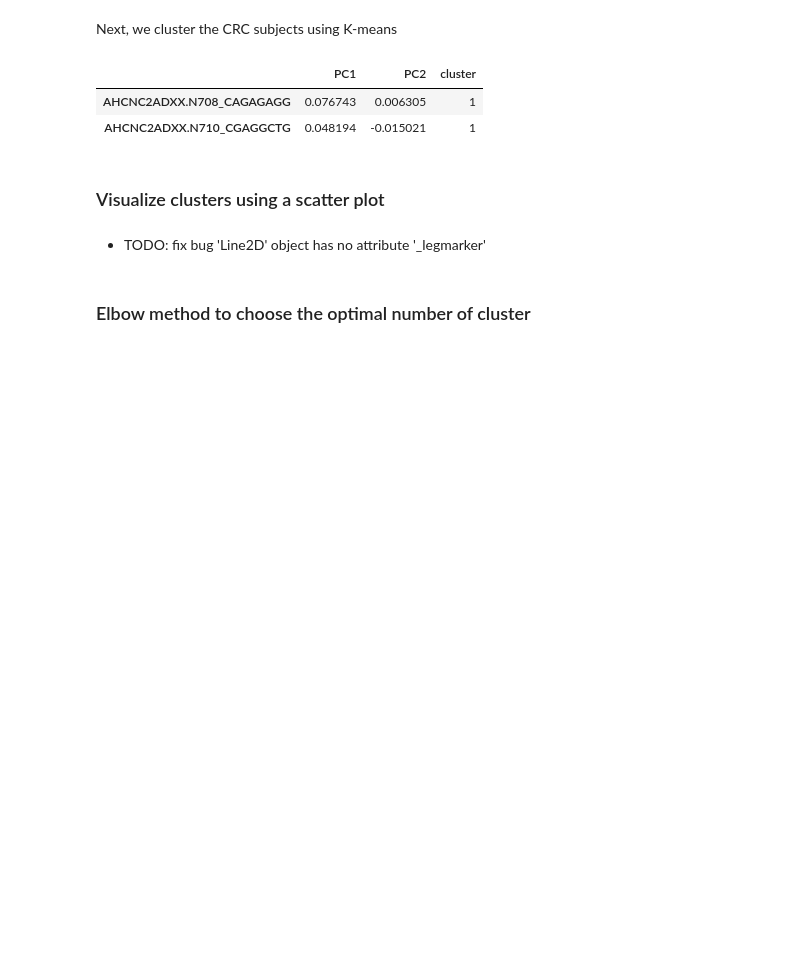
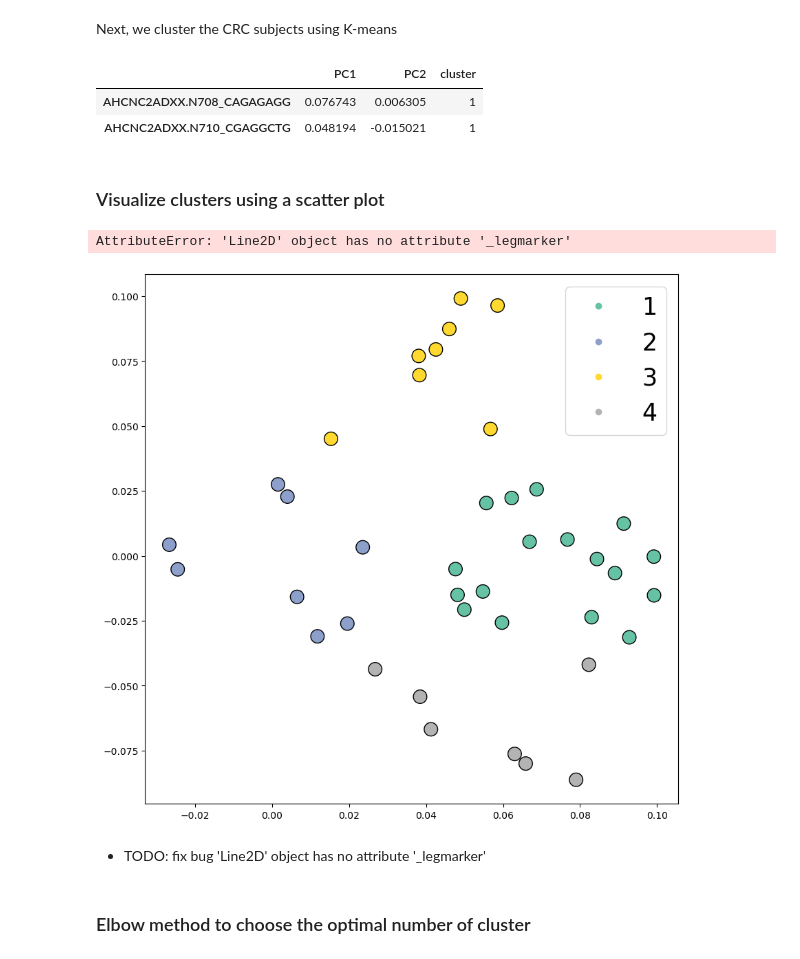
Before and after one commit to ryzary/shapmat, a Jupyter notebook: tutorial_1.ipynb, the cells around one changed output. Saved outputs shown, nothing was run; the diff lists cells and outputs as text; code cells hidden in the pictures; blank space fills up the shorter version.

```diff
--- a/tutorial_1.ipynb
+++ b/tutorial_1.ipynb
@@ -255,12 +255,15 @@ CRC_kmeans_df.head(2)
 # %%
 from shapmat.clustering_plot import plot_cluster
 # %%
-# plot_cluster(CRC_cluster_df=CRC_kmeans_df,
-#              n_cluster=n_clust,
-#              figsize=(10,10),
-#              title='CRC clusters',
-#              savefig=True,
-#              output_path='output/kmeans.png')
+plot_cluster(CRC_cluster_df=CRC_kmeans_df,
+             n_cluster=n_clust,
+             figsize=(10,10),
+             title='CRC clusters',
+             savefig=True,
+             output_path='output/kmeans.png')
+# %% [output]
+AttributeError: 'Line2D' object has no attribute '_legmarker'
+[figure, added]
 # %% [markdown]
 - TODO: fix bug 'Line2D' object has no attribute '_legmarker'
 # %% [markdown]
```
Also changed, not shown: parts of 6 cells of this notebook, 6 other files.
